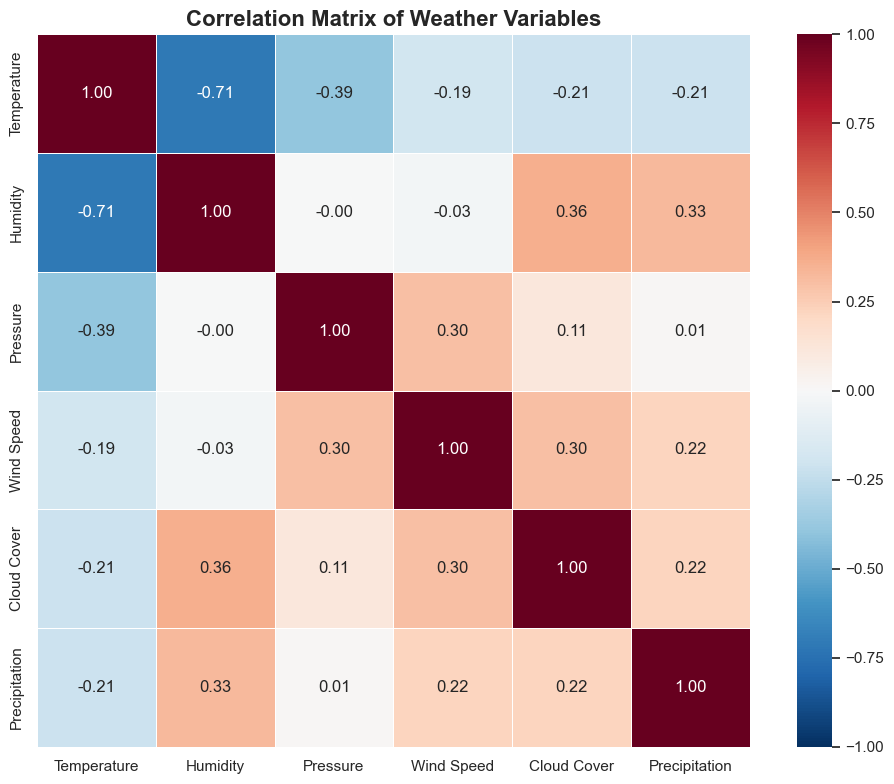
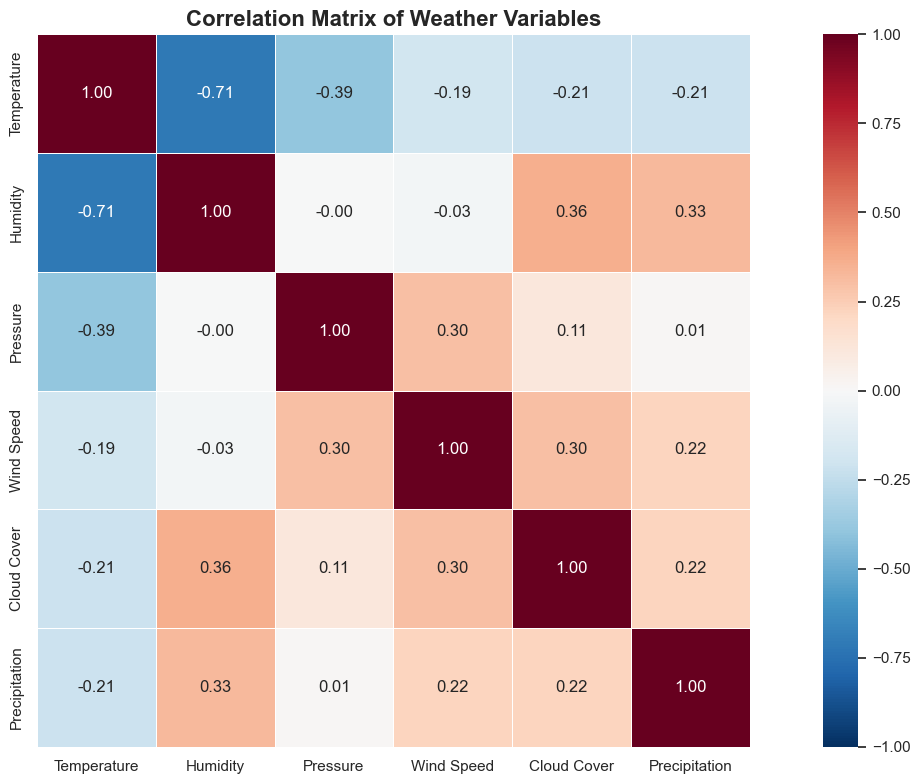
Unified diff of the notebook cell whose output changed from the first chart to the second:
--- before
+++ after
@@ -21,5 +21,5 @@
 corr_matrix = corr_df.corr()
 
-plt.figure(figsize=(10, 8))
+plt.figure(figsize=(15, 8))
 
 sns.heatmap(

Commit: Integrated AWS S3 Bucket to serve as Data Lake